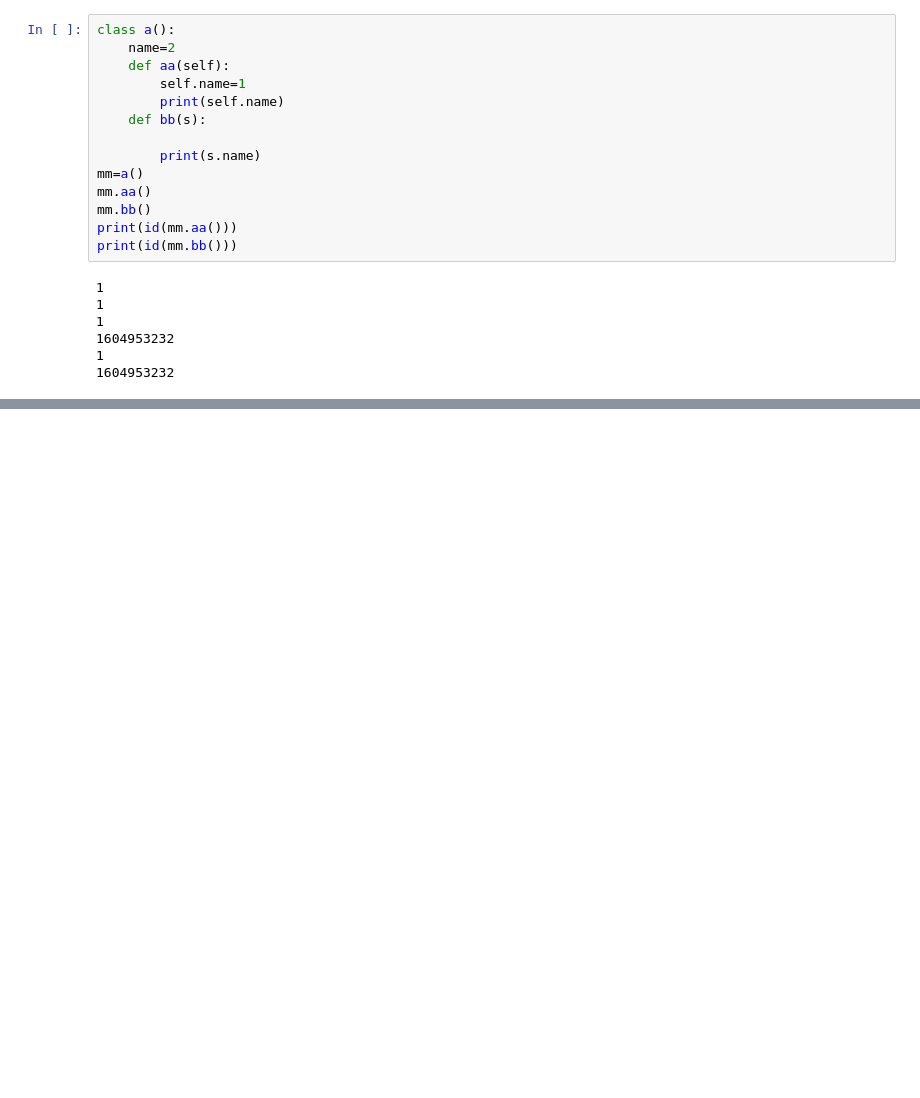
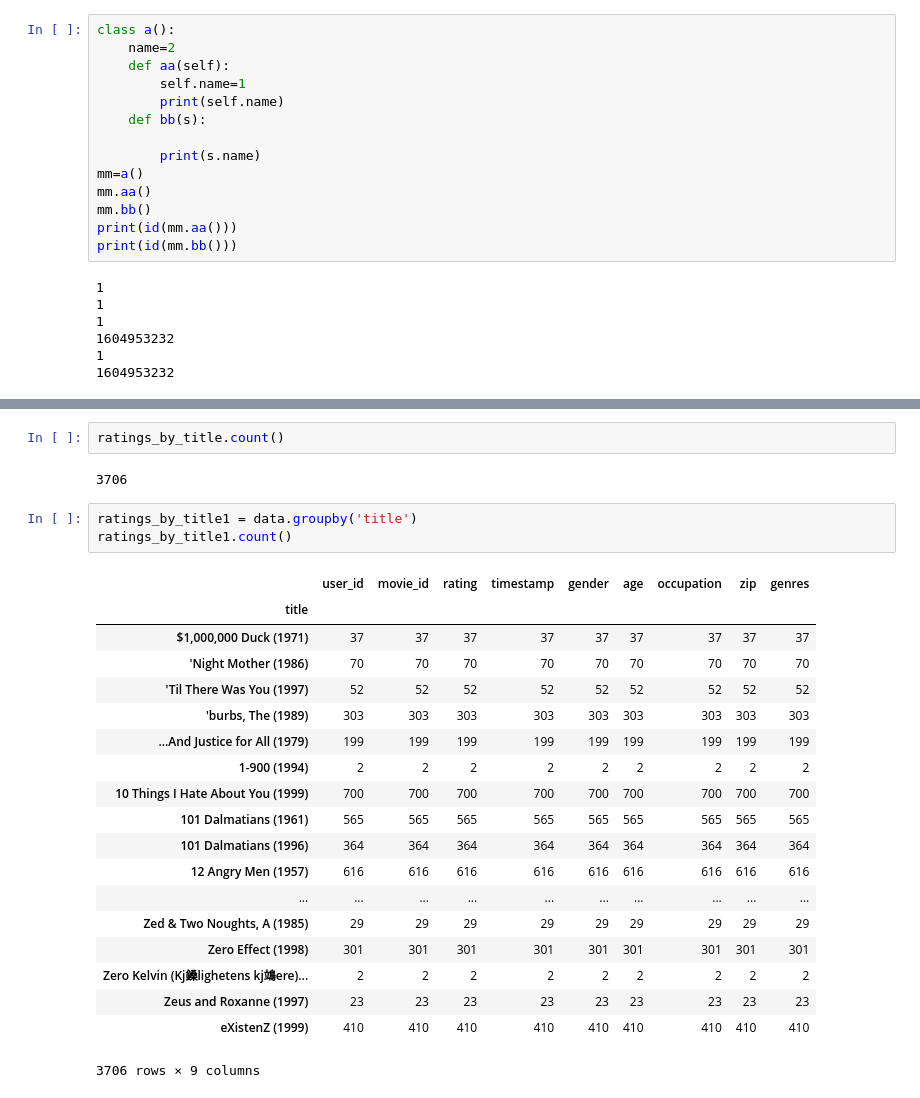
Before and after one commit to uyilgnaw/notebook, a Jupyter notebook: Jupyter notebook/Untitled Folder/Untitled.ipynb, the cells around one changed output, grey strips where cells are left out. Saved outputs shown, nothing was run; the diff lists cells and outputs as text; blank space fills up the shorter version.

```diff
--- a/Jupyter notebook/Untitled Folder/Untitled.ipynb
+++ b/Jupyter notebook/Untitled Folder/Untitled.ipynb
@@ -40,0 +296,27 @@ print(id(mm.bb()))
+# %%
+ratings_by_title.count()
+# %% [output]
+3706
+# %%
+ratings_by_title1 = data.groupby('title')
+ratings_by_title1.count()
+# %% [output]
+|  | user_id | movie_id | rating | timestamp | gender | age | occupation | zip | genres |
+| title |  |  |  |  |  |  |  |  |  |
+| $1,000,000 Duck (1971) | 37 | 37 | 37 | 37 | 37 | 37 | 37 | 37 | 37 |
+| 'Night Mother (1986) | 70 | 70 | 70 | 70 | 70 | 70 | 70 | 70 | 70 |
+| 'Til There Was You (1997) | 52 | 52 | 52 | 52 | 52 | 52 | 52 | 52 | 52 |
+| 'burbs, The (1989) | 303 | 303 | 303 | 303 | 303 | 303 | 303 | 303 | 303 |
+| ...And Justice for All (1979) | 199 | 199 | 199 | 199 | 199 | 199 | 199 | 199 | 199 |
+| 1-900 (1994) | 2 | 2 | 2 | 2 | 2 | 2 | 2 | 2 | 2 |
+| 10 Things I Hate About You (1999) | 700 | 700 | 700 | 700 | 700 | 700 | 700 | 700 | 700 |
+| 101 Dalmatians (1961) | 565 | 565 | 565 | 565 | 565 | 565 | 565 | 565 | 565 |
+| 101 Dalmatians (1996) | 364 | 364 | 364 | 364 | 364 | 364 | 364 | 364 | 364 |
+| 12 Angry Men (1957) | 616 | 616 | 616 | 616 | 616 | 616 | 616 | 616 | 616 |
+| ... | ... | ... | ... | ... | ... | ... | ... | ... | ... |
+| Zed & Two Noughts, A (1985) | 29 | 29 | 29 | 29 | 29 | 29 | 29 | 29 | 29 |
+| Zero Effect (1998) | 301 | 301 | 301 | 301 | 301 | 301 | 301 | 301 | 301 |
+| Zero Kelvin (Kj鎟lighetens kj鴗ere)... | 2 | 2 | 2 | 2 | 2 | 2 | 2 | 2 | 2 |
+| Zeus and Roxanne (1997) | 23 | 23 | 23 | 23 | 23 | 23 | 23 | 23 | 23 |
+| eXistenZ (1999) | 410 | 410 | 410 | 410 | 410 | 410 | 410 | 410 | 410 |
+3706 rows × 9 columns
```
Also changed, not shown: parts of 39 cells of this notebook, 16 other files.
